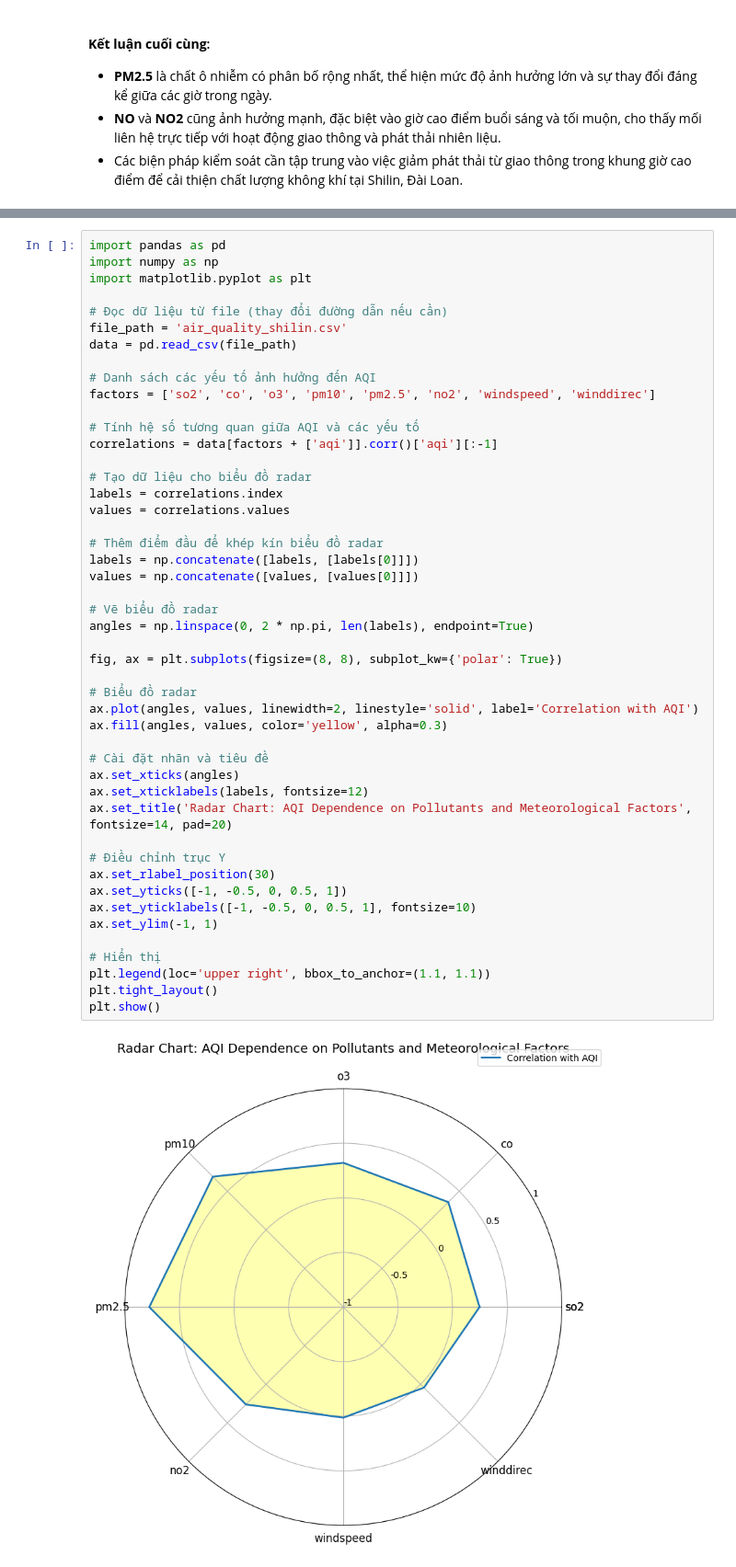
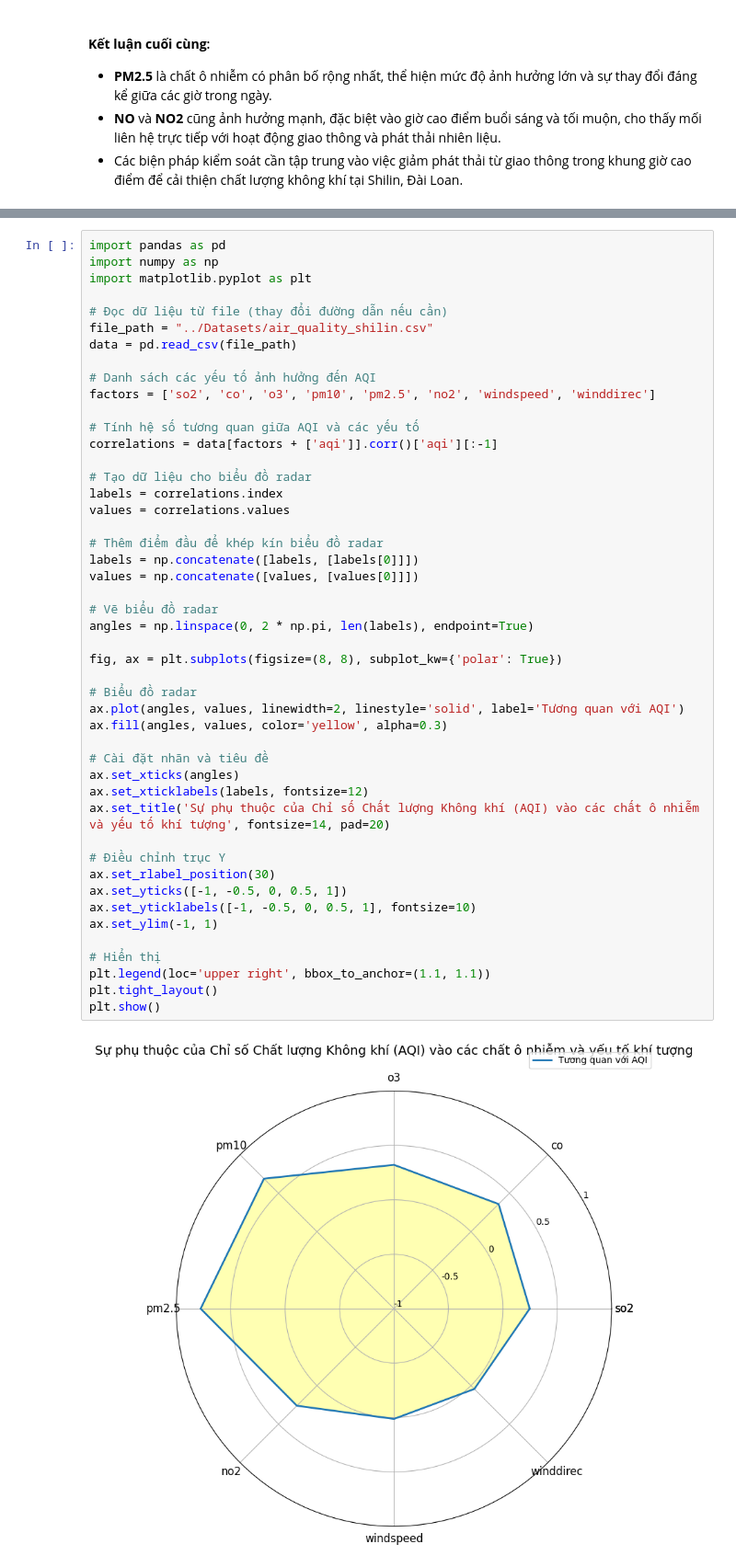
Before and after one commit to Dzivilord/DV-TW-Lab02, a Jupyter notebook: Source_Codes/AQI vs other pollutants.ipynb, the cells around one changed output, grey strips where cells are left out. Shown at 92% size. Saved outputs shown, nothing was run; the diff lists cells and outputs as text.

```diff
--- a/Source_Codes/AQI vs other pollutants.ipynb
+++ b/Source_Codes/AQI vs other pollutants.ipynb
@@ -336,7 +335,7 @@ import numpy as np
 import matplotlib.pyplot as plt
 
 # Đọc dữ liệu từ file (thay đổi đường dẫn nếu cần)
-file_path = 'air_quality_shilin.csv'
+file_path = "../Datasets/air_quality_shilin.csv"
 data = pd.read_csv(file_path)
 
 # Danh sách các yếu tố ảnh hưởng đến AQI
@@ -349,33 +348,33 @@ correlations = data[factors + ['aqi']].corr()['aqi'][:-1]
 labels = correlations.index
 values = correlations.values
 
 # Thêm điểm đầu để khép kín biểu đồ radar
 labels = np.concatenate([labels, [labels[0]]])
 values = np.concatenate([values, [values[0]]])
 
 # Vẽ biểu đồ radar
 angles = np.linspace(0, 2 * np.pi, len(labels), endpoint=True)
 
 fig, ax = plt.subplots(figsize=(8, 8), subplot_kw={'polar': True})
 
 # Biểu đồ radar
-ax.plot(angles, values, linewidth=2, linestyle='solid', label='Correlation with AQI')
+ax.plot(angles, values, linewidth=2, linestyle='solid', label='Tương quan với AQI')
 ax.fill(angles, values, color='yellow', alpha=0.3)
 
 # Cài đặt nhãn và tiêu đề
 ax.set_xticks(angles)
 ax.set_xticklabels(labels, fontsize=12)
-ax.set_title('Radar Chart: AQI Dependence on Pollutants and Meteorological Factors', fontsize=14, pad=20)
+ax.set_title('Sự phụ thuộc của Chỉ số Chất lượng Không khí (AQI) vào các chất ô nhiễm và yếu tố khí tượng', fontsize=14, pad=20)
 
 # Điều chỉnh trục Y
 ax.set_rlabel_position(30)
 ax.set_yticks([-1, -0.5, 0, 0.5, 1])
 ax.set_yticklabels([-1, -0.5, 0, 0.5, 1], fontsize=10)
 ax.set_ylim(-1, 1)
 
 # Hiển thị
 plt.legend(loc='upper right', bbox_to_anchor=(1.1, 1.1))
 plt.tight_layout()
 plt.show()
 # %% [output]
-[figure, old version]
+[figure, new version]
```
Also changed, not shown: parts of 8 cells of this notebook, 3 other files.
